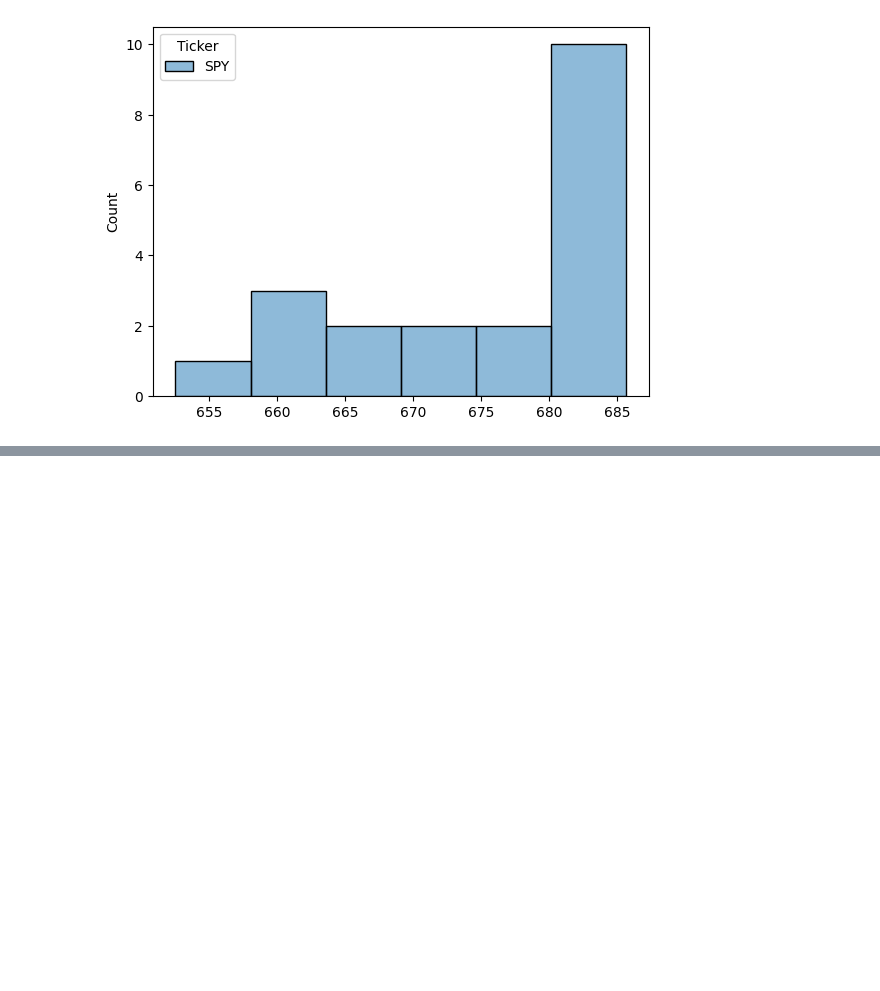
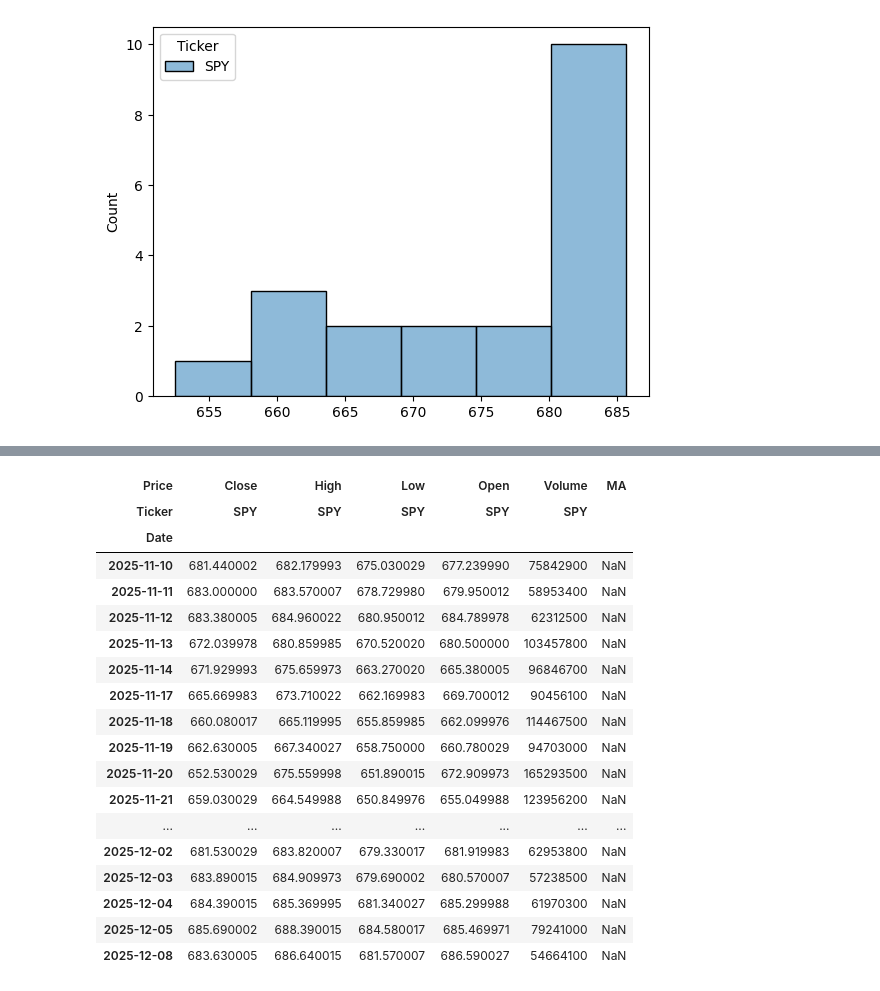
Before and after one commit to bielng/financial_eng, a Jupyter notebook: rsi.ipynb, the cells around one changed output, grey strips where cells are left out. Cells and saved outputs as stored; diff of their text form; code cells hidden in the pictures; blank space fills up the shorter version.

```diff
--- a/rsi.ipynb
+++ b/rsi.ipynb
@@ -57,0 +64,24 @@ sns.histplot(df["Close"])
+# %%
+# let add a moving average
+df["MA"] = df["Close"].rolling(50).mean()
+df
+# %% [output]
+| Price | Close | High | Low | Open | Volume | MA |
+| Ticker | SPY | SPY | SPY | SPY | SPY |  |
+| Date |  |  |  |  |  |  |
+| 2025-11-10 | 681.440002 | 682.179993 | 675.030029 | 677.239990 | 75842900 | NaN |
+| 2025-11-11 | 683.000000 | 683.570007 | 678.729980 | 679.950012 | 58953400 | NaN |
+| 2025-11-12 | 683.380005 | 684.960022 | 680.950012 | 684.789978 | 62312500 | NaN |
+| 2025-11-13 | 672.039978 | 680.859985 | 670.520020 | 680.500000 | 103457800 | NaN |
+| 2025-11-14 | 671.929993 | 675.659973 | 663.270020 | 665.380005 | 96846700 | NaN |
+| 2025-11-17 | 665.669983 | 673.710022 | 662.169983 | 669.700012 | 90456100 | NaN |
+| 2025-11-18 | 660.080017 | 665.119995 | 655.859985 | 662.099976 | 114467500 | NaN |
+| 2025-11-19 | 662.630005 | 667.340027 | 658.750000 | 660.780029 | 94703000 | NaN |
+| 2025-11-20 | 652.530029 | 675.559998 | 651.890015 | 672.909973 | 165293500 | NaN |
+| 2025-11-21 | 659.030029 | 664.549988 | 650.849976 | 655.049988 | 123956200 | NaN |
+| ... | ... | ... | ... | ... | ... | ... |
+| 2025-12-02 | 681.530029 | 683.820007 | 679.330017 | 681.919983 | 62953800 | NaN |
+| 2025-12-03 | 683.890015 | 684.909973 | 679.690002 | 680.570007 | 57238500 | NaN |
+| 2025-12-04 | 684.390015 | 685.369995 | 681.340027 | 685.299988 | 61970300 | NaN |
+| 2025-12-05 | 685.690002 | 688.390015 | 684.580017 | 685.469971 | 79241000 | NaN |
+| 2025-12-08 | 683.630005 | 686.640015 | 681.570007 | 686.590027 | 54664100 | NaN |
```
Also changed, not shown: parts of 4 cells of this notebook, 1 other file.
